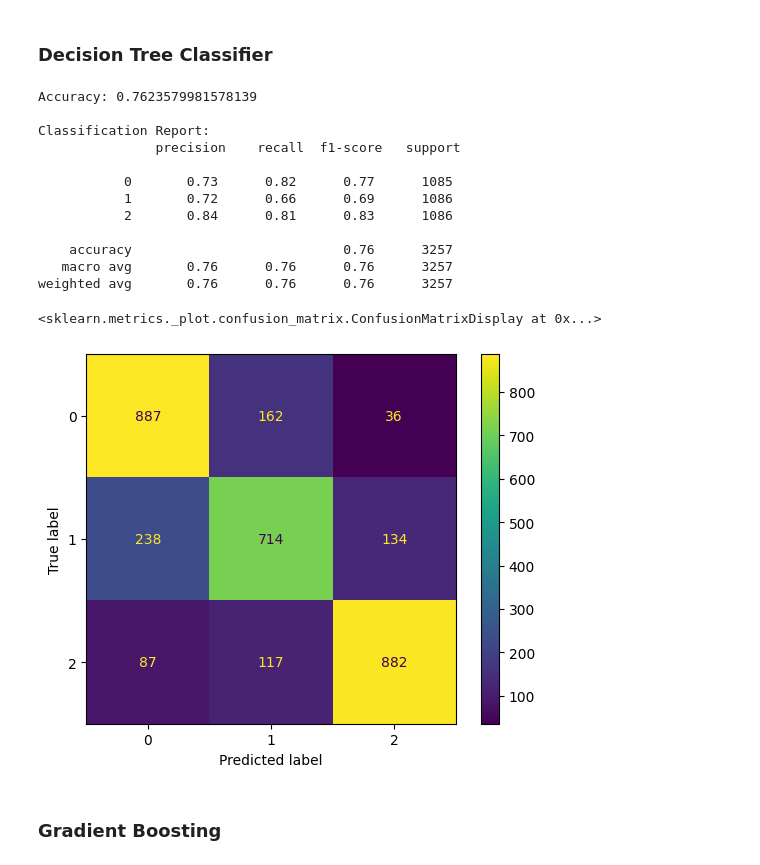
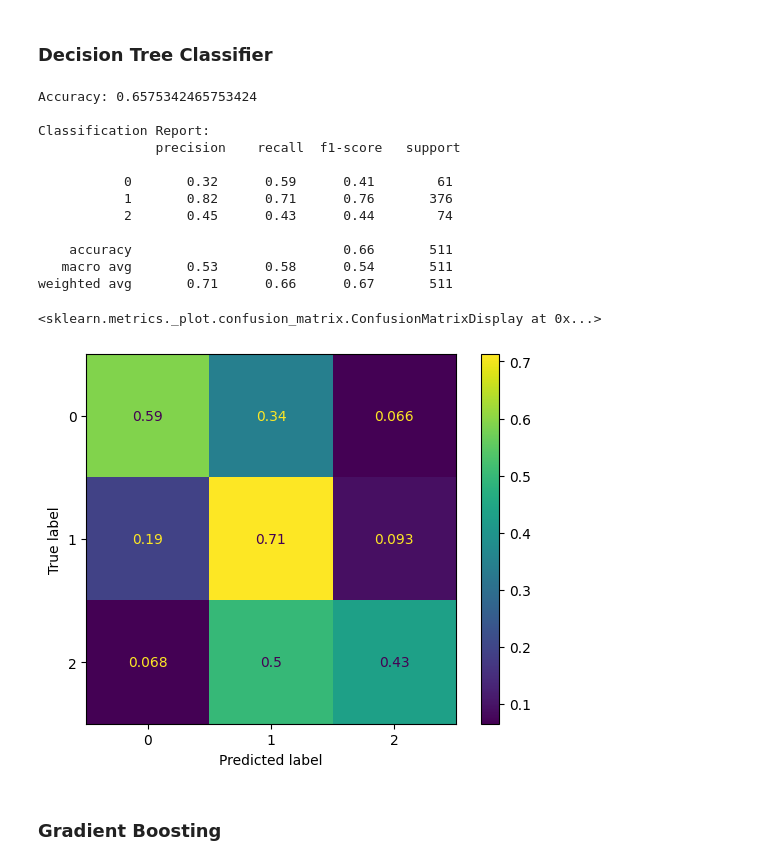
Before and after one commit to diegodorado1729/Coding, a Jupyter notebook: Arbolado-IA/arbolado-ia.ipynb, the cells around one changed output. Drawn from its saved outputs; the diff is of its cells as text; code cells hidden in the pictures.

```diff
--- a/Arbolado-IA/arbolado-ia.ipynb
+++ b/Arbolado-IA/arbolado-ia.ipynb
@@ -83,9 +84,15 @@ from sklearn.tree import DecisionTreeClassifier
 df1 = pd.read_csv('./data-arbolado-junior.csv')
 df1 = df1.drop(columns=['id'])
 df2 = pd.read_csv('./data-arbolado-crisol.csv')
+df2 = df2[~df2["estadoFitosanitario"].isin(["Bueno", "Regular"])]
 df3 = pd.read_csv('./data-arbolado-gralpaz.csv')
+df3 = df3[~df3["estadoFitosanitario"].isin(["Bueno", "Regular"])]
 
 df = pd.concat([df1, df2, df3])
+
+subset = df[df["estadoFitosanitario"].isin(["Bueno", "Regular"])]
+subset_1000 = subset.sample(n=1000, random_state=42)
+df = df.drop(subset_1000.index)
 # %%
 print("El tamaño del DataFrame es: \n")
 print(f'Shape: {df.shape}')
@@ -847,21 +865,26 @@ print("Distribución original:")
 print(y.value_counts().sort_index())
 print("-" * 50)
 
+X_train, X_test, y_train, y_test = train_test_split(
+    X, y, test_size=0.2, random_state=42, stratify=y
+)
+
 smoten = SMOTE(
     sampling_strategy='auto',  # balancea a la clase mayoritaria
     random_state=42,
     k_neighbors=5
 )
 
-X_res, y_res = smoten.fit_resample(X, y)
+X_train_res, y_train_res = smoten.fit_resample(X_train, y_train)
 
-df_balanced = pd.DataFrame(X_res, columns=X.columns)
-df_balanced['estadoFitosanitario'] = y_res
+df_train_balanced = pd.DataFrame(X_train_res, columns=X_train.columns)
+df_train_balanced['estadoFitosanitario'] = y_train_res
 
-print("Distribución después de SMOTEN:")
-print(df_balanced['estadoFitosanitario'].value_counts().sort_index())
+print("Distribución después de SMOTEN (solo train):")
+print(df_train_balanced['estadoFitosanitario'].value_counts().sort_index())
 print("-" * 50)
-print(f"Total de filas: {len(df_balanced)}")
+print(f"Tamaño train original: {len(X_train)}    tamaño train balanceado: {len(df_train_balanced)}")
+print(f"Tamaño test (sin tocar): {len(X_test)}")
 # %% [output]
 Distribución original:
 estadoFitosanitario
@@ -900,7 +915,7 @@ xgb_clf = XGBClassifier(
     n_jobs=-1
 )
 
-xgb_clf.fit(X_train, y_train)
+xgb_clf.fit(X_train_res, y_train_res)
 y_pred = xgb_clf.predict(X_test)
 
 # Métricas de clasificación
@@ -910,6 +925,6 @@ print("Accuracy:", accuracy)
 print("\nClassification Report:\n", classification_report(y_test, y_pred))
 
 # Matriz de confusión
-disp_pre = ConfusionMatrixDisplay(confusion_matrix=confusion_matrix(y_test, y_pred), display_labels=[0,1,2])
+disp_pre = ConfusionMatrixDisplay(confusion_matrix=confusion_matrix(y_test, y_pred, normalize='true'), display_labels=[0,1,2])
 disp_pre.plot()
 # %% [output]
@@ -937,7 +952,7 @@ rf_clf = RandomForestClassifier(
     n_jobs=-1
 )
 
-rf_clf.fit(X_train, y_train)
+rf_clf.fit(X_train_res, y_train_res)
 y_pred = rf_clf.predict(X_test)
 
 # Métricas de clasificación
@@ -945,6 +960,6 @@ accuracy = accuracy_score(y_test, y_pred)
 print("Accuracy:", accuracy)
 print("\nClassification Report:\n", classification_report(y_test, y_pred))
 # Matriz de confusión
-disp_pre = ConfusionMatrixDisplay(confusion_matrix=confusion_matrix(y_test, y_pred), display_labels=[0,1,2])
+disp_pre = ConfusionMatrixDisplay(confusion_matrix=confusion_matrix(y_test, y_pred, normalize='true'), display_labels=[0,1,2])
 disp_pre.plot()
 # %% [output]
@@ -967,35 +982,35 @@ weighted avg       0.78      0.78      0.78      3257
 # %%
 # Definir árbol de decisión
 dt_clf = DecisionTreeClassifier(
     random_state=42,
     max_depth=None  # puedes ajustar para evitar overfitting
 )
-dt_clf.fit(X_train, y_train)
+dt_clf.fit(X_train_res, y_train_res)
 y_pred = dt_clf.predict(X_test)
 
 # Métricas
 accuracy = accuracy_score(y_test, y_pred)
 print("Accuracy:", accuracy)
 print("\nClassification Report:\n", classification_report(y_test, y_pred))
 # Matriz de confusión
-cm = confusion_matrix(y_test, y_pred)
+cm = confusion_matrix(y_test, y_pred, normalize='true')
 disp_pre = ConfusionMatrixDisplay(cm, display_labels=[0,1,2])
 disp_pre.plot()
 # %% [output]
-Accuracy: 0.7623579981578139
+Accuracy: 0.6575342465753424
 
 Classification Report:
                precision    recall  f1-score   support
 
-           0       0.73      0.82      0.77      1085
-           1       0.72      0.66      0.69      1086
-           2       0.84      0.81      0.83      1086
+           0       0.32      0.59      0.41        61
+           1       0.82      0.71      0.76       376
+           2       0.45      0.43      0.44        74
 
-    accuracy                           0.76      3257
-   macro avg       0.76      0.76      0.76      3257
-weighted avg       0.76      0.76      0.76      3257
+    accuracy                           0.66       511
+   macro avg       0.53      0.58      0.54       511
+weighted avg       0.71      0.66      0.67       511
 <sklearn.metrics._plot.confusion_matrix.ConfusionMatrixDisplay at 0x...>
-[figure, old version]
+[figure, new version]
 # %% [markdown]
 ### Gradient Boosting
 # %%
```
Also changed, not shown: parts of 49 cells of this notebook.
